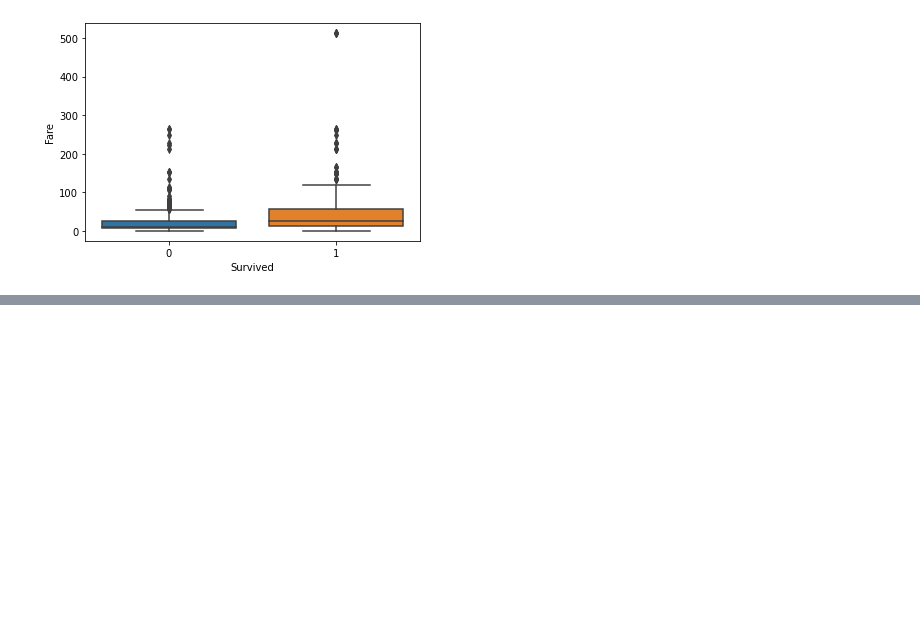
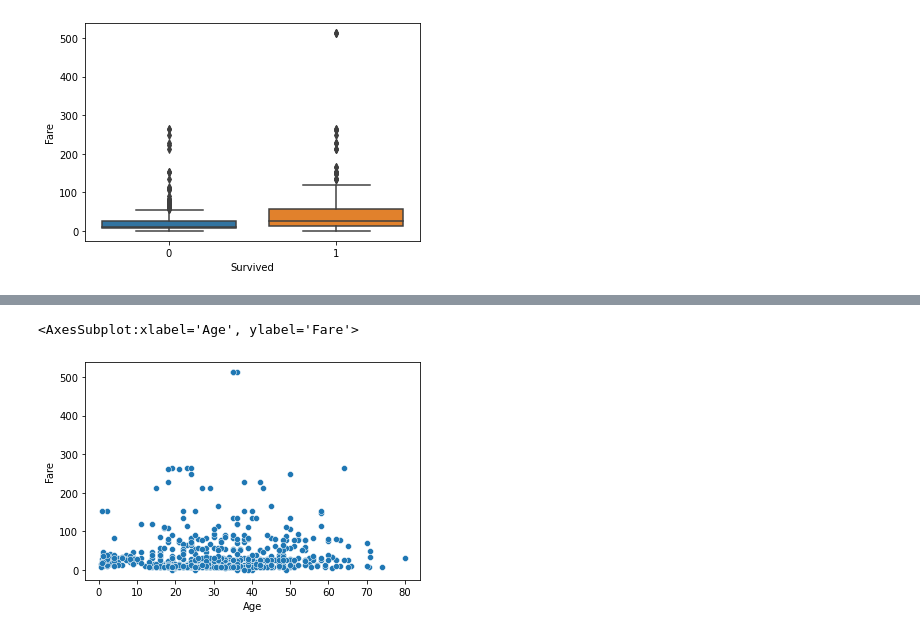
Before and after one commit to tionx3na/kaggle_competetions, a Jupyter notebook: titanic/new_model.ipynb, the cells around one changed output, grey strips where cells are left out. Saved outputs shown, nothing was run; the diff lists cells and outputs as text; code cells hidden in the pictures; blank space fills up the shorter version.

```diff
--- a/titanic/new_model.ipynb
+++ b/titanic/new_model.ipynb
@@ -117,0 +138,5 @@ sns.barplot(x=data.Embarked, y=data.Survived)
+# %%
+sns.scatterplot(x=data.Age, y=data.Fare)
+# %% [output]
+<AxesSubplot:xlabel='Age', ylabel='Fare'>
+[figure, added]
```
Also changed, not shown: parts of 11 cells of this notebook.
